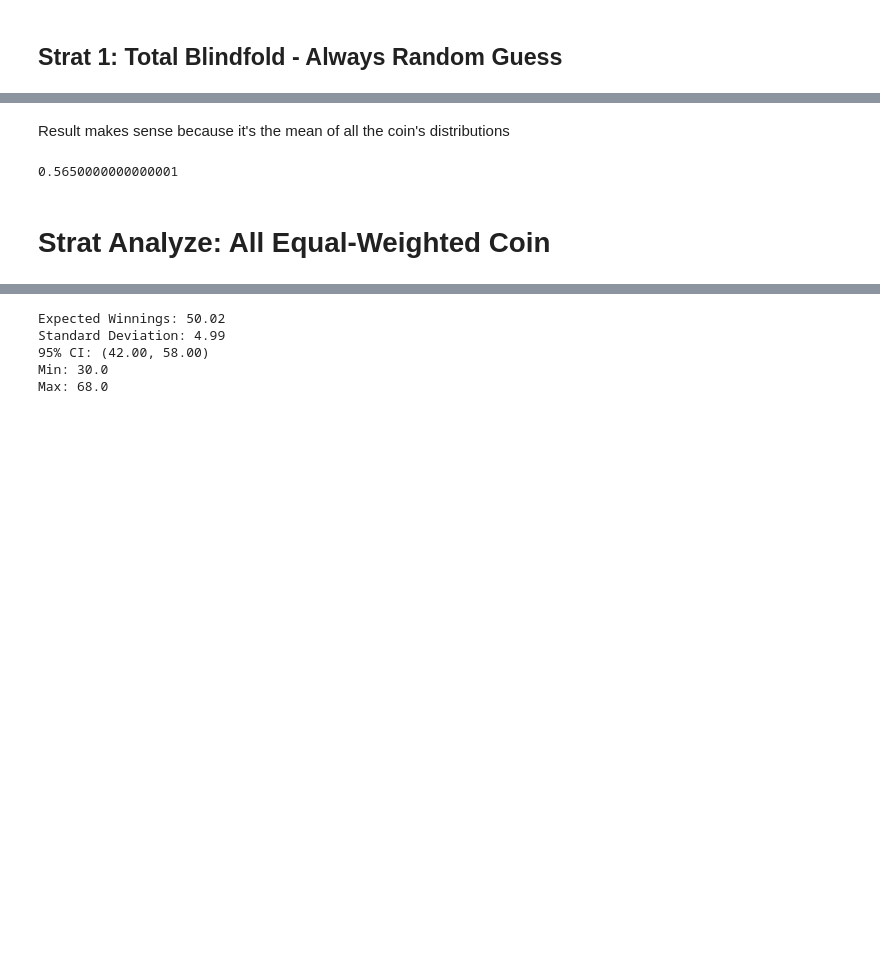
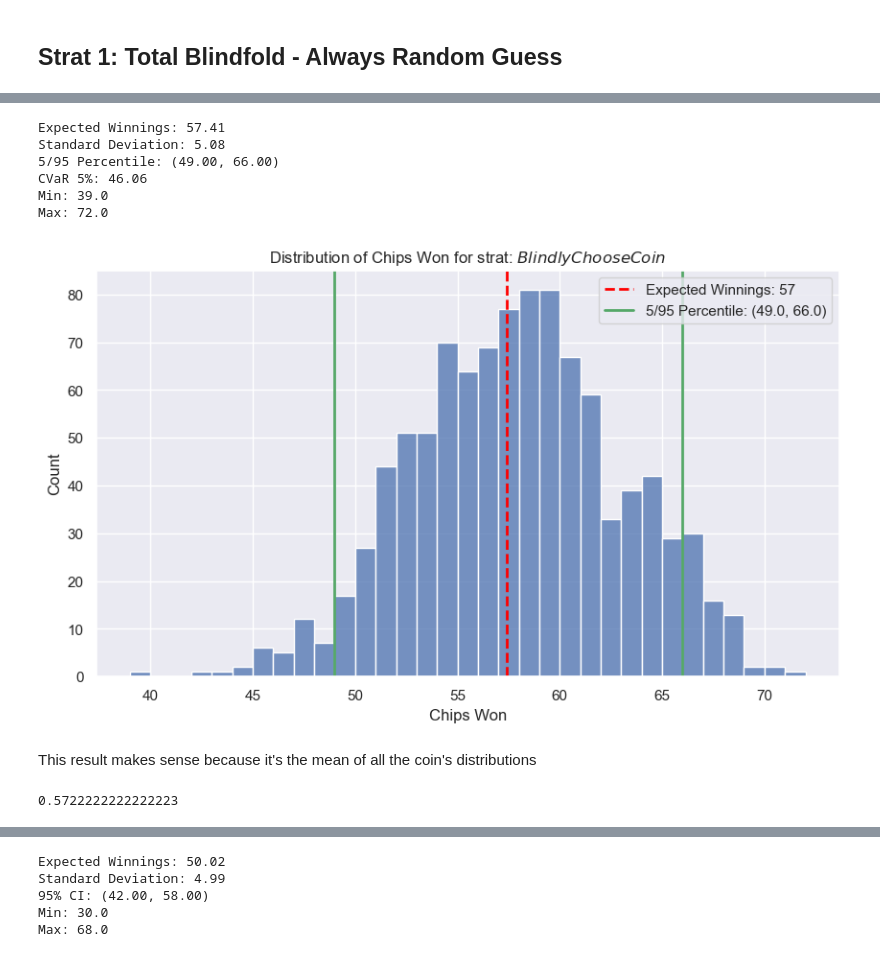
Before and after one commit to Brandt-moreThan4/JaneStreetGame, a Jupyter notebook: Jane_Street_Game_vc.ipynb, the cells around one changed output, grey strips where cells are left out. Cells and saved outputs as stored; diff of their text form; code cells hidden in the pictures; blank space fills up the shorter version.

Commit message:
completed changing all strats to use refactored classes

```diff
--- a/Jane_Street_Game_vc.ipynb
+++ b/Jane_Street_Game_vc.ipynb
@@ -37,7 +37,7 @@ COIN_DISTRIBUTIONS = pd.Series({
 })
 
 # We'll also want to reference the subset that excludes the fair coin frequently
-UNKNOWN_COINS = COIN_DISTRIBUTIONS.index[1:]
+UNKNOWN_COINS = COIN_DISTRIBUTIONS.iloc[1:]
 # %%
 fig, ax = plt.subplots()
 COIN_DISTRIBUTIONS.plot(kind='bar', ax=ax)
@@ -129,18 +160,3 @@ class StratAnalyzer:
 # Strategies
 # %% [markdown]
 ## Strat 1: Total Blindfold - Always Random Guess
-# %%
-def choose_blindly(coin_distributions:pd.Series) -> str:
-    '''Random, equally-weighted sample from the coin distributions excluding the fair coin. '''
-
-    return rng.choice(coin_distributions.index)
-
-s1 = GameData()
-
-for sim in range(DEFAULT_SIMULATION_COUNT):
-
-    for flip in range(ALLOWED_FLIPS):
-        chosen_coin = choose_blindly(UNKNOWN_COINS)
-        flip_result = rng.binomial(1, coin_distributions[chosen_coin])
-        sim_results.append(flip_result)
-    blind_results_df[sim] = sim_results
@@ -173,0 +165,20 @@ Max: 71
+# %%
+s1_game_data = []
+
+for sim in range(DEFAULT_SIMULATION_COUNT):
+    game_data = GameData()
+    for flip in range(ALLOWED_FLIPS):
+
+        # Choose the coin we want to flip
+        chosen_coins = choose_blindly(UNKNOWN_COINS)
+
+        # Simulate the flip
+        flip_result = rng.binomial(1, COIN_DISTRIBUTIONS[chosen_coins])
+
+        # Store the results of the flip
+        game_data.flip_results[flip] = flip_result
+        game_data.chosen_coins[flip] = chosen_coins
+    s1_game_data.append(game_data)
+
+# Now store the results of the simulation in a StratAnalyzer object
+s1_analyzer = StratAnalyzer(s1_game_data,'Blindly Choose Coin')
@@ -174,8 +203,17 @@ Max: 71
+# %%
+s1_analyzer.print_stats_summary()
+s1_analyzer.plot_distribution()
+# %% [output]
+Expected Winnings: 57.41
+Standard Deviation: 5.08
+5/95 Percentile: (49.00, 66.00)
+CVaR 5%: 46.06
+Min: 39.0
+Max: 72.0
+[figure, added]
 # %% [markdown]
-Result makes sense because it's the mean of all the coin's distributions
+This result makes sense because it's the mean of all the coin's distributions
-# %%
-sum(COIN_DISTRIBUTIONS.values()) / len(COIN_DISTRIBUTIONS)
-# %% [output]
-0.5650000000000001
-# %% [markdown]
-# Strat Analyze: All Equal-Weighted Coin
+# %%
+UNKNOWN_COINS.mean()
+# %% [output]
+0.5722222222222223
```
Also changed, not shown: parts of 18 cells of this notebook.
